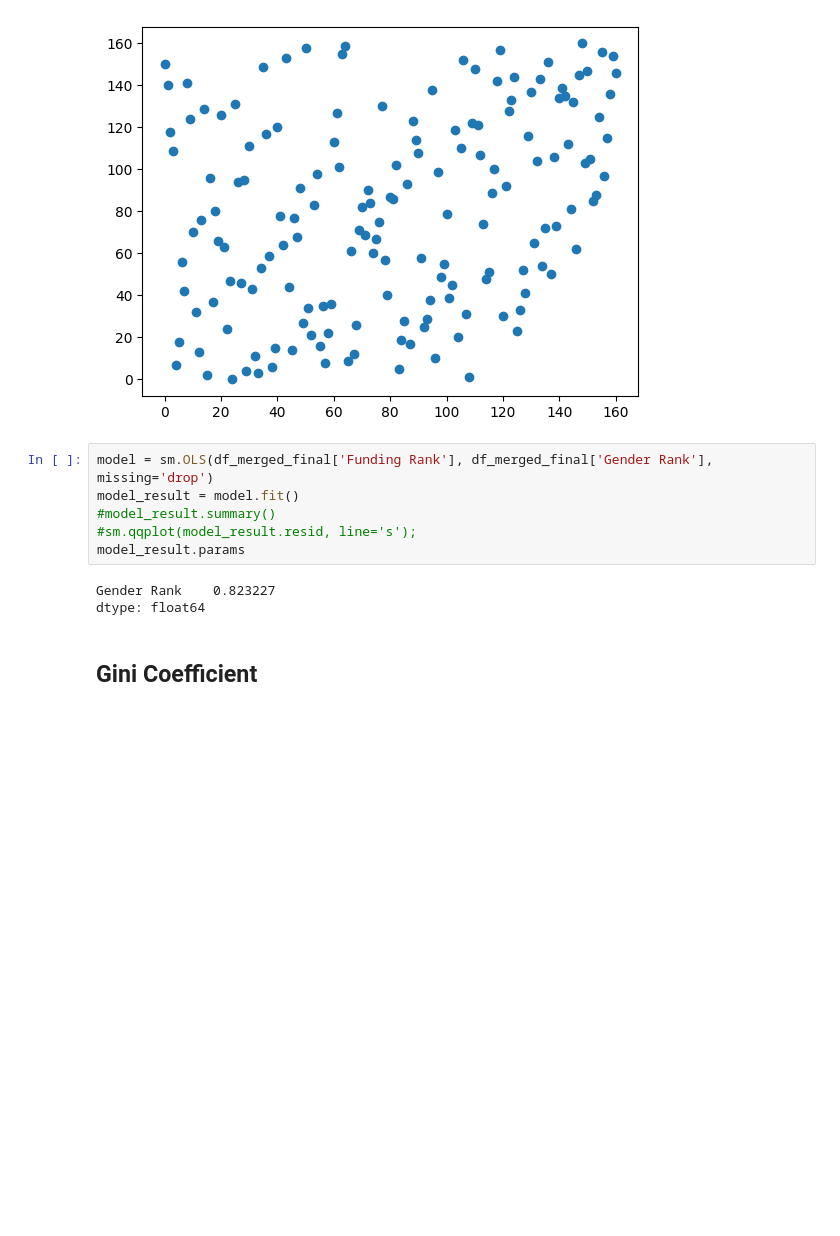
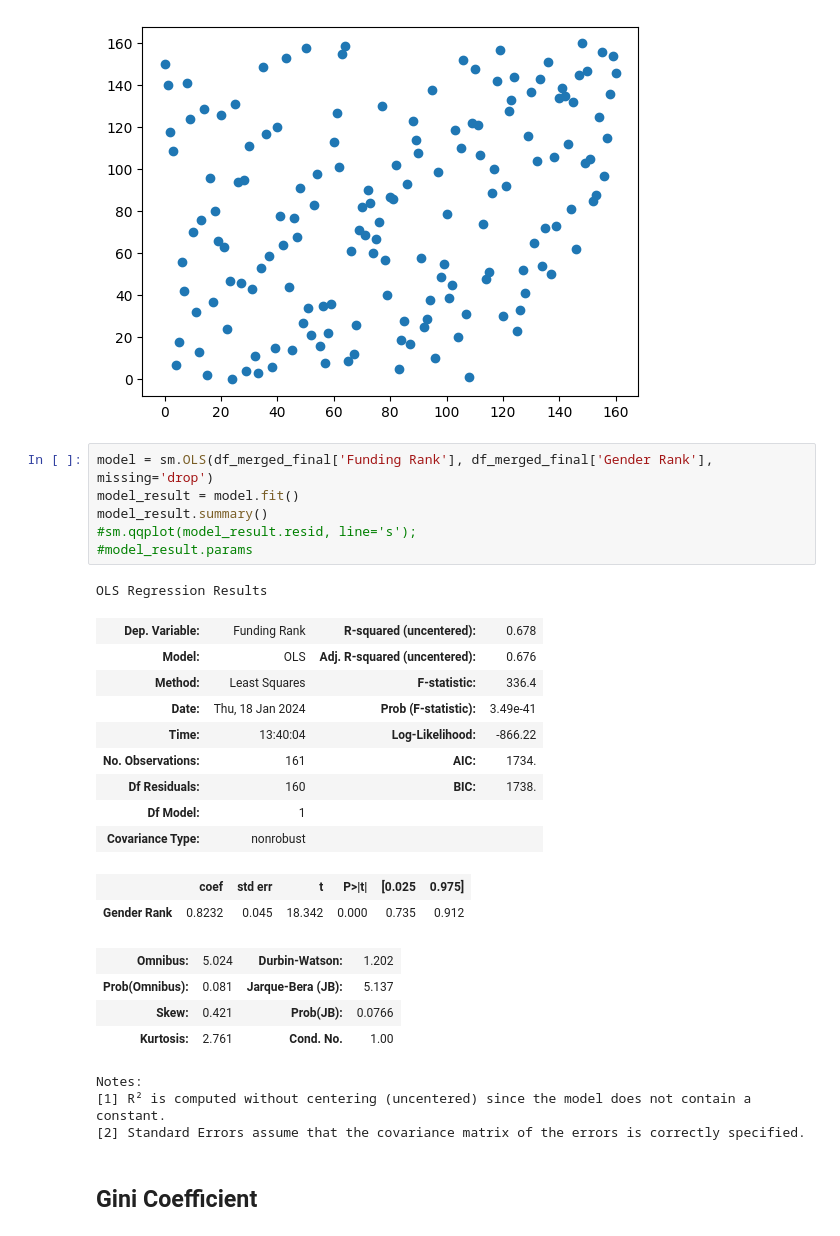
Before and after one commit to DAAAAMNSocialJustice/metamath, a Jupyter notebook: AMM/analysis_clean.ipynb, the cells around one changed output. Saved outputs shown, nothing was run; the diff lists cells and outputs as text; blank space fills up the shorter version.

```diff
--- a/AMM/analysis_clean.ipynb
+++ b/AMM/analysis_clean.ipynb
@@ -452,12 +454,29 @@ plt.scatter(df_merged_final['Gender Rank'],df_merged_final['Funding Rank'])
 # %%
 model = sm.OLS(df_merged_final['Funding Rank'], df_merged_final['Gender Rank'], missing='drop')
 model_result = model.fit()
-#model_result.summary()
+model_result.summary()
 #sm.qqplot(model_result.resid, line='s');
-model_result.params
+#model_result.params
 # %% [output]
-Gender Rank    0.823227
-dtype: float64
+OLS Regression Results
+| Dep. Variable: | Funding Rank | R-squared (uncentered): | 0.678 |
+| Model: | OLS | Adj. R-squared (uncentered): | 0.676 |
+| Method: | Least Squares | F-statistic: | 336.4 |
+| Date: | Thu, 18 Jan 2024 | Prob (F-statistic): | 3.49e-41 |
+| Time: | 13:40:04 | Log-Likelihood: | -866.22 |
+| No. Observations: | 161 | AIC: | 1734. |
+| Df Residuals: | 160 | BIC: | 1738. |
+| Df Model: | 1 |  |  |
+| Covariance Type: | nonrobust |  |  |
+|  | coef | std err | t | P>|t| | [0.025 | 0.975] |
+| Gender Rank | 0.8232 | 0.045 | 18.342 | 0.000 | 0.735 | 0.912 |
+| Omnibus: | 5.024 | Durbin-Watson: | 1.202 |
+| Prob(Omnibus): | 0.081 | Jarque-Bera (JB): | 5.137 |
+| Skew: | 0.421 | Prob(JB): | 0.0766 |
+| Kurtosis: | 2.761 | Cond. No. | 1.00 |
+Notes:
+[1] R² is computed without centering (uncentered) since the model does not contain a constant.
+[2] Standard Errors assume that the covariance matrix of the errors is correctly specified.
 # %% [markdown]
 
 ## Gini Coefficient
```
Also changed, not shown: parts of 5 cells of this notebook.
